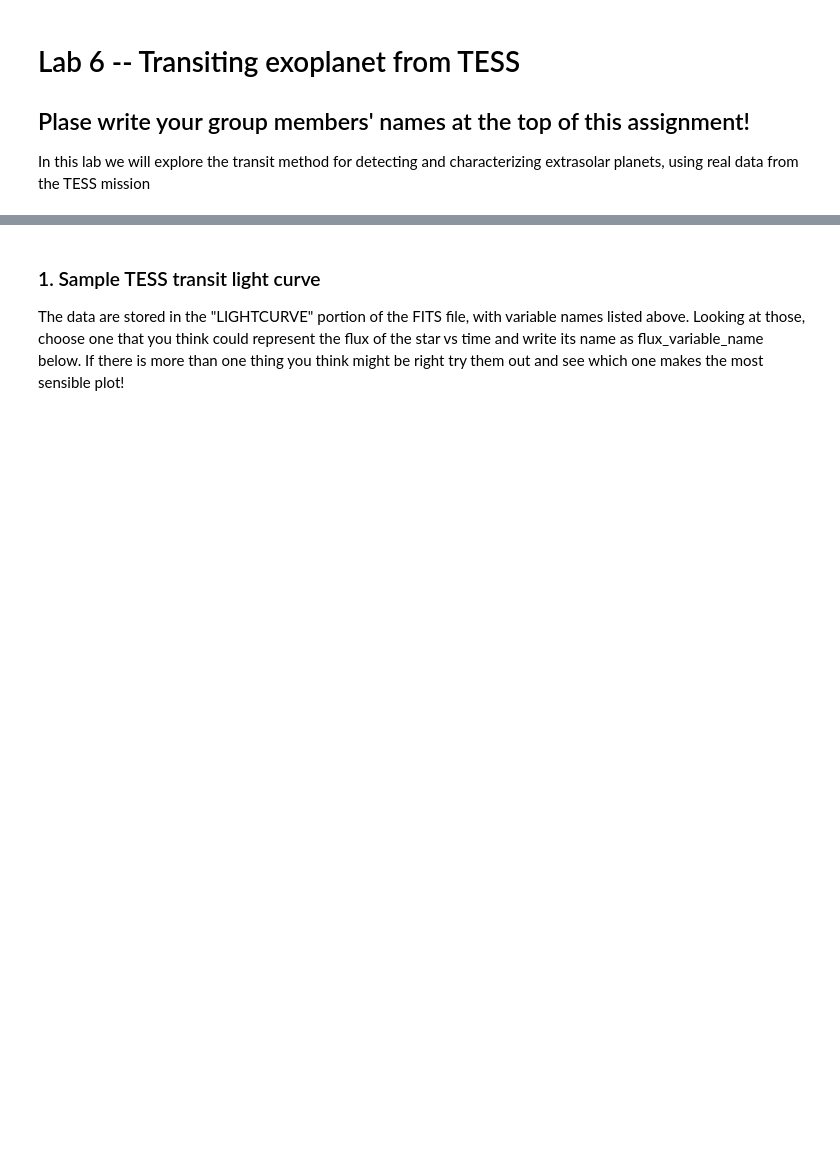
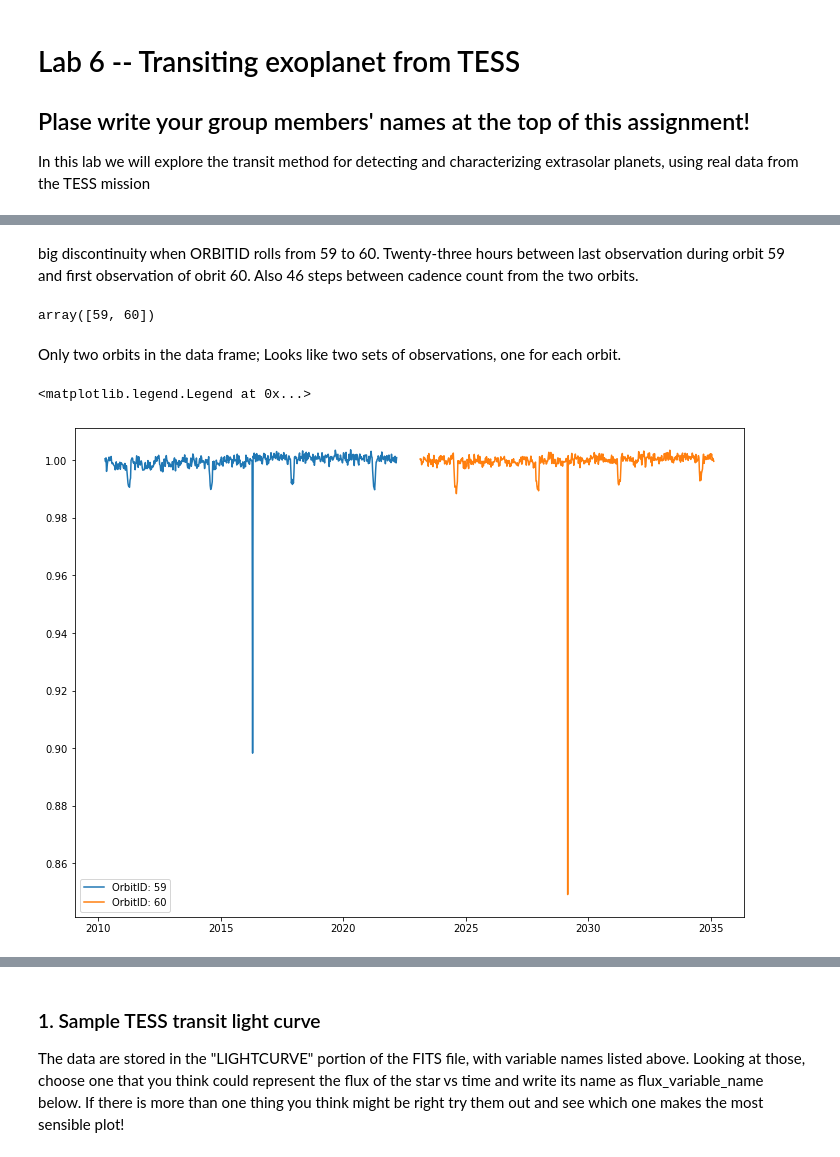
Before and after one commit to kevinmcmanus/ASTR3730_recitation, a Jupyter notebook: Lab 6/astr3730_lab6_TESS.ipynb, the cells around one changed output, grey strips where cells are left out. Saved outputs shown, nothing was run; the diff lists cells and outputs as text; code cells hidden in the pictures; blank space fills up the shorter version.

```diff
--- a/Lab 6/astr3730_lab6_TESS.ipynb
+++ b/Lab 6/astr3730_lab6_TESS.ipynb
@@ -16,0 +30,5 @@ print(f[1].data.names)
+# %%
+import pandas as pd
+from astropy.table import Table
+df = Table(f[1].data).to_pandas().set_index('CADENCENO')
+df
@@ -16,0 +85,20 @@ print(f[1].data.names)
+# %% [markdown]
+big discontinuity when ORBITID rolls from 59 to 60. Twenty-three hours between last observation during orbit 59 and first observation of obrit 60. Also 46 steps between cadence count from the two orbits.
+# %%
+#what's with the orbits?
+np.unique(df.ORBITID)
+# %% [output]
+array([59, 60])
+# %% [markdown]
+Only two orbits in the data frame; Looks like two sets of observations, one for each orbit.
+# %%
+#plot the obvious measurement variable: SAP_FLUX for the two different orbits
+fig = plt.figure(figsize=(12,9))
+ax = fig.add_subplot()
+for o in df.groupby('ORBITID'):
+    ax.plot(o[1].TIME, o[1].SAP_FLUX, label=f'OrbitID: {o[0]}')
+#ax.set_ylim(0.985,1.005)
+ax.legend()
+# %% [output]
+<matplotlib.legend.Legend at 0x...>
+[figure, added]
```
Also changed, not shown: parts of 31 cells of this notebook.
